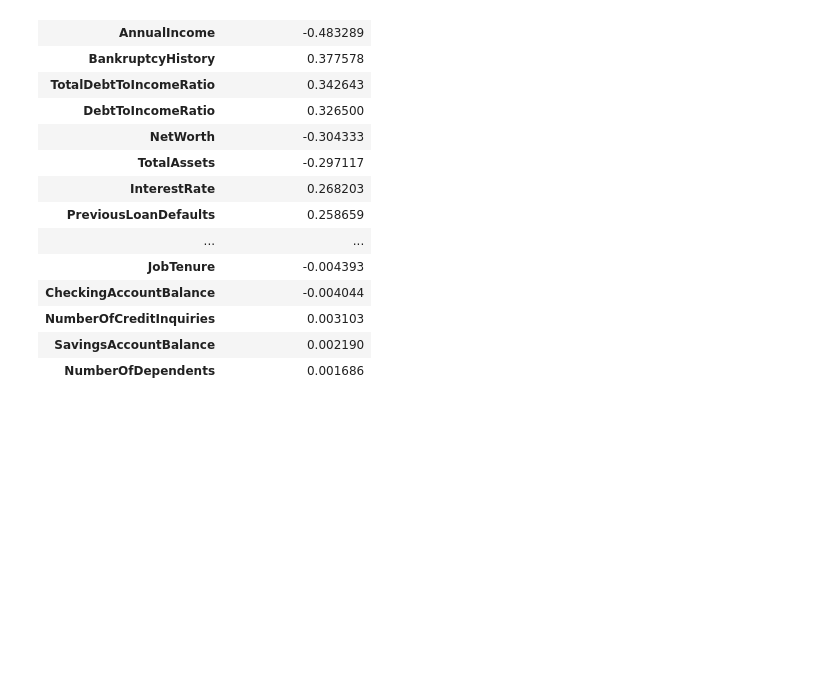
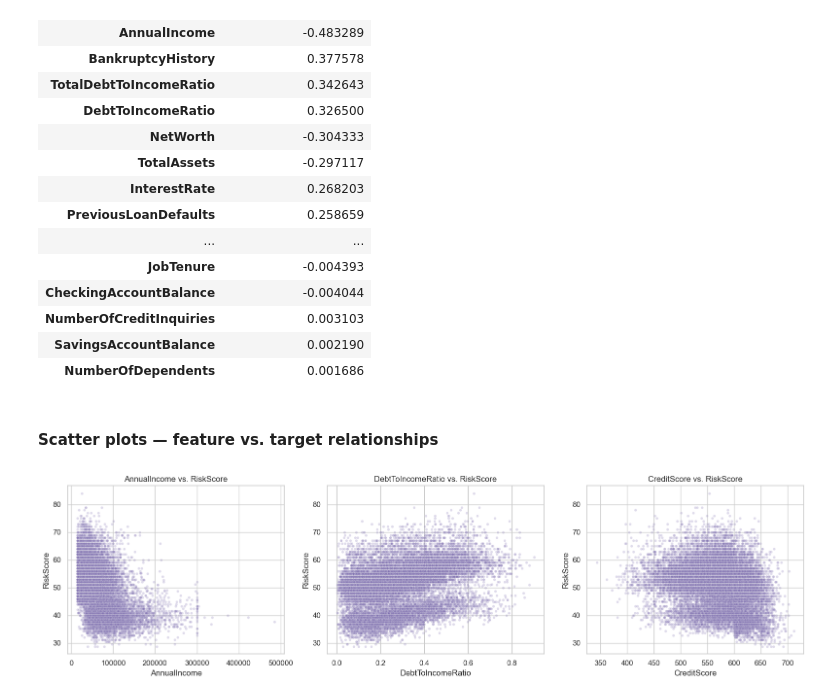
Before and after one commit to Isvarr/capstone_ml, a Jupyter notebook: credit_risk_regression.ipynb, the cells around one changed output. Drawn from its saved outputs; the diff is of its cells as text; code cells hidden in the pictures; blank space fills up the shorter version.

```diff
--- a/credit_risk_regression.ipynb
+++ b/credit_risk_regression.ipynb
@@ -245,0 +255,14 @@ corr[TARGET].drop(TARGET).sort_values(key=np.abs, ascending=False).to_frame(name
+# %% [markdown]
+#### Scatter plots — feature vs. target relationships
+# %%
+fig, axes = plt.subplots(1, 3, figsize=(16, 4.5))
+
+for ax, col in zip(axes, ["AnnualIncome", "DebtToIncomeRatio", "CreditScore"]):
+    sns.scatterplot(x=df[col], y=df[TARGET], ax=ax, alpha=0.25, s=15, color="#8172B2")
+    ax.set_title(f"{col} vs. RiskScore")
+
+plt.tight_layout()
+plt.savefig("scatter_feature_vs_target.png", bbox_inches="tight")
+plt.show()
+# %% [output]
+[figure, added]
```
Also changed, not shown: parts of 2 cells of this notebook.
